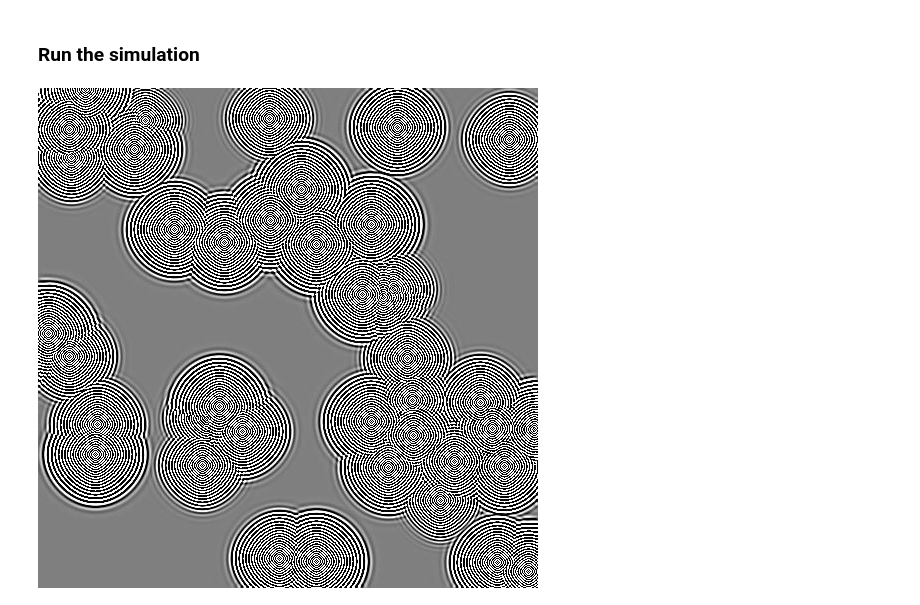
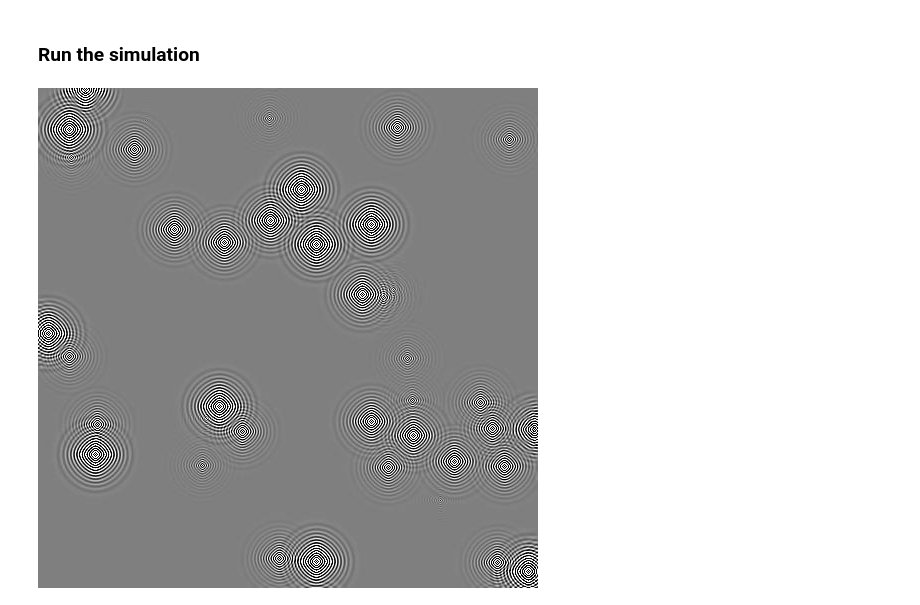
Before and after one commit to AndersonJo/machine-learning, a Jupyter notebook: TensorFlow Tutorial/010 Partial Differential Equations/01 Partial Differential Equations.ipynb, the cells around one changed output. Cells and saved outputs as stored; diff of their text form; code cells hidden in the pictures.

```diff
--- a/TensorFlow Tutorial/010 Partial Differential Equations/01 Partial Differential Equations.ipynb
+++ b/TensorFlow Tutorial/010 Partial Differential Equations/01 Partial Differential Equations.ipynb
@@ -98,8 +98,8 @@ step = tf.group(U.assign(U_), Ut.assign(Ut_))
 # %%
 tf.global_variables_initializer().run()
 
 for i in range(1000):
-    step.run({eps: 0.07, damping: 0.04})
+    step.run({eps: 0.03, damping: 0.04})
     display_array(U.eval(), rng=[-0.1, 0.1])
 # %% [output]
-[figure, old version]
+[figure, new version]
```
Also changed, not shown: 1 other file.
